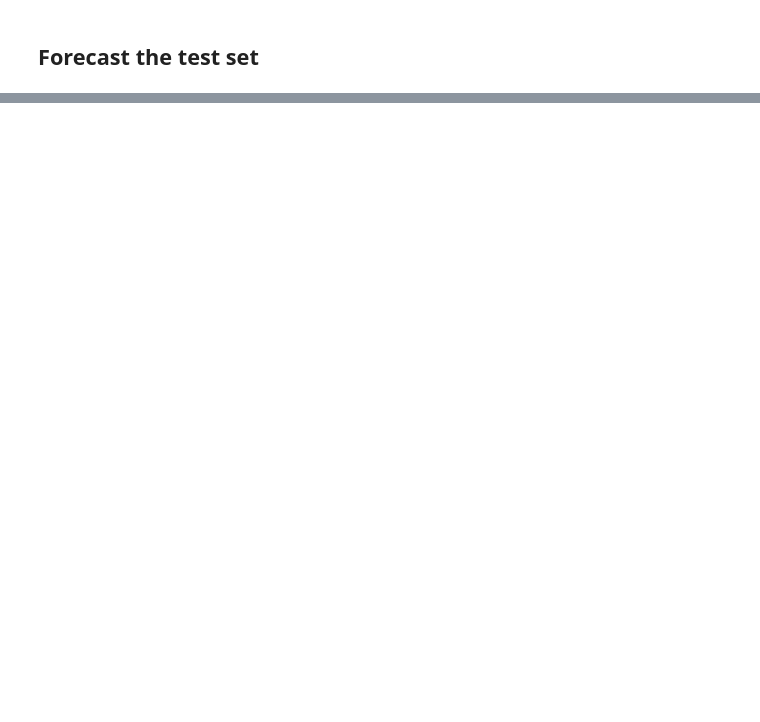
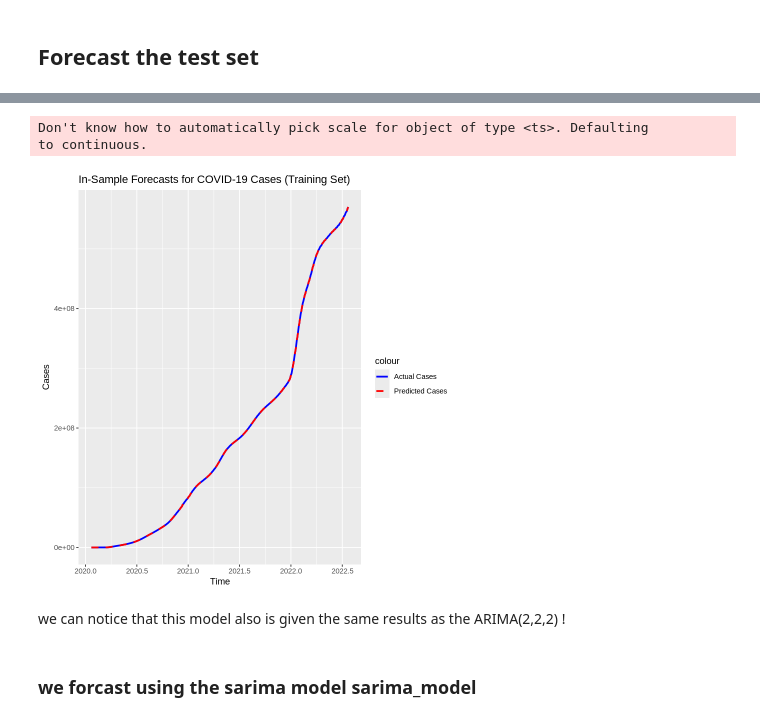
Before and after one commit to BadriAmouri/covid19-time-series-forecasting, a Jupyter notebook: Individual_Project_Time_Series_Badri_Amouri.ipynb, the cells around one changed output, grey strips where cells are left out. Saved outputs shown, nothing was run; the diff lists cells and outputs as text; code cells hidden in the pictures; blank space fills up the shorter version.

```diff
--- a/Individual_Project_Time_Series_Badri_Amouri.ipynb
+++ b/Individual_Project_Time_Series_Badri_Amouri.ipynb
@@ -611,0 +1002,13 @@ print(boxcox_lambda)  # Ensure the result is displayed
+# %%
+# Generate fitted values (in-sample forecasts for training set)
+train_forecasts_2 <- fitted(model4)
+
+# Convert to a data frame for plotting
+train_results_2 <- data.frame(
+  Date = time(train_ts),  # Time index
+  Actual = as.numeric(train_ts),  # Actual cases
+  Predicted = as.numeric(train_forecasts_2)  # Model's predictions
+)
+
+# View first few rows
+head(train_results_2)
@@ -611,0 +1025,18 @@ print(boxcox_lambda)  # Ensure the result is displayed
+# %%
+# Load ggplot2 for visualization
+library(ggplot2)
+
+ggplot(train_results_2, aes(x = Date)) +
+  geom_line(aes(y = Actual, color = "Actual Cases"), size = 1) +
+  geom_line(aes(y = Predicted, color = "Predicted Cases"), linetype = "dashed", size = 1) +
+  ggtitle("In-Sample Forecasts for COVID-19 Cases (Training Set)") +
+  xlab("Time") + ylab("Cases") +
+  scale_color_manual(values = c("Actual Cases" = "blue", "Predicted Cases" = "red"))
+# %% [output]
+Don't know how to automatically pick scale for object of type <ts>. Defaulting
+to continuous.
+[figure, added]
+# %% [markdown]
+we can notice that this model also is given the same results as the ARIMA(2,2,2) !
+# %% [markdown]
+### we forcast using the sarima model sarima_model
```
Also changed, not shown: parts of 88 cells of this notebook.
